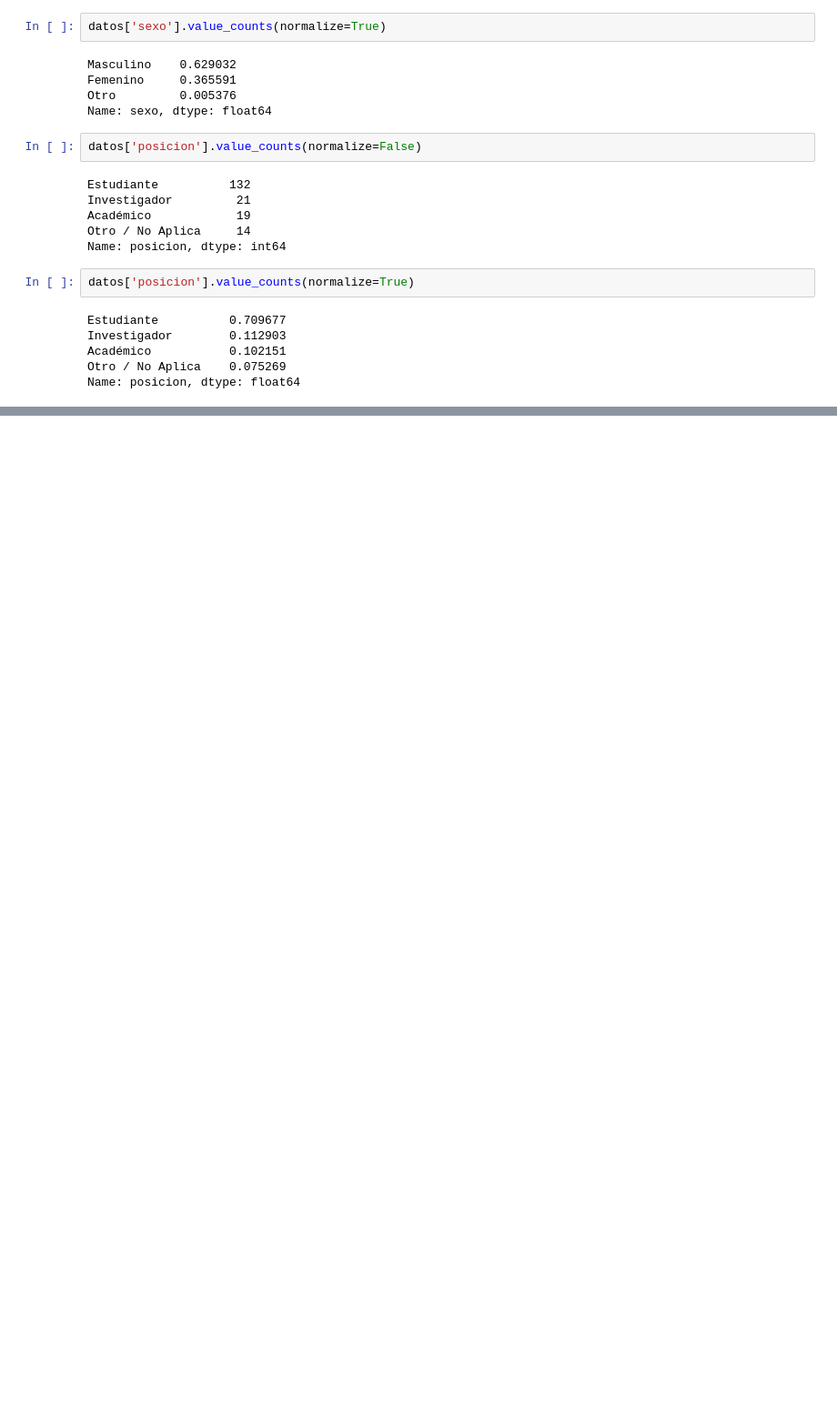
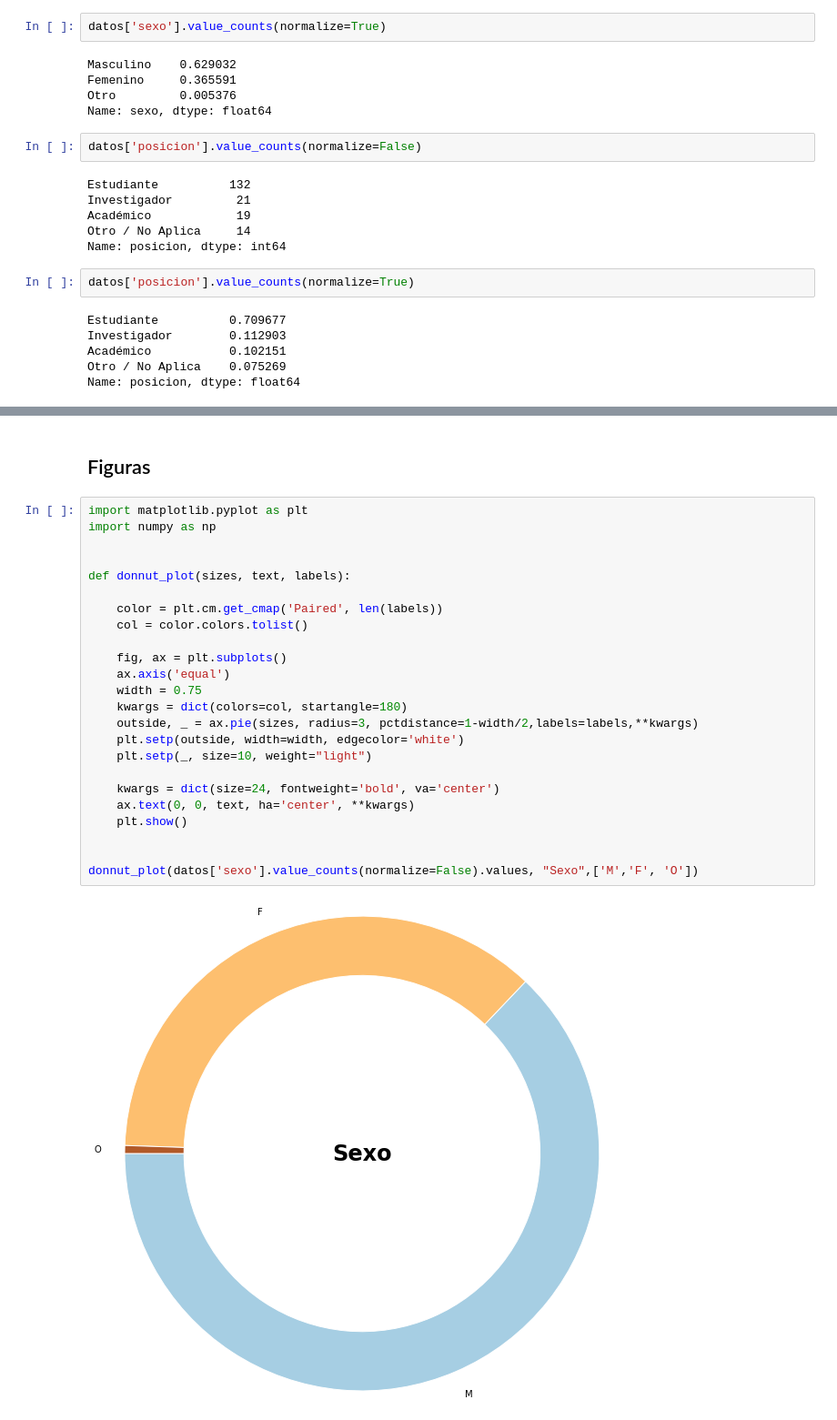
Before and after one commit to jocelyndunstan/calbildoCientificx, a Jupyter notebook: analisisInscritos.ipynb, the cells around one changed output, grey strips where cells are left out. Shown: that part at 91% size. Saved outputs shown, nothing was run; the diff lists cells and outputs as text; blank space fills up the shorter version.

```diff
--- a/analisisInscritos.ipynb
+++ b/analisisInscritos.ipynb
@@ -196 +202,29 @@ chile                         0.005525
 Name: institucionNormalizada, dtype: float64
+# %% [markdown]
+## Figuras
+# %%
+import matplotlib.pyplot as plt
+import numpy as np
+
+
+def donnut_plot(sizes, text, labels):
+
+    color = plt.cm.get_cmap('Paired', len(labels))
+    col = color.colors.tolist()
+
+    fig, ax = plt.subplots()
+    ax.axis('equal')
+    width = 0.75
+    kwargs = dict(colors=col, startangle=180)
+    outside, _ = ax.pie(sizes, radius=3, pctdistance=1-width/2,labels=labels,**kwargs)
+    plt.setp(outside, width=width, edgecolor='white')
+    plt.setp(_, size=10, weight="light")
+
+    kwargs = dict(size=24, fontweight='bold', va='center')
+    ax.text(0, 0, text, ha='center', **kwargs)
+    plt.show()
+
+
+donnut_plot(datos['sexo'].value_counts(normalize=False).values, "Sexo",['M','F', 'O'])
+# %% [output]
+[figure, added]
```
Also changed, not shown: parts of 12 cells of this notebook.
